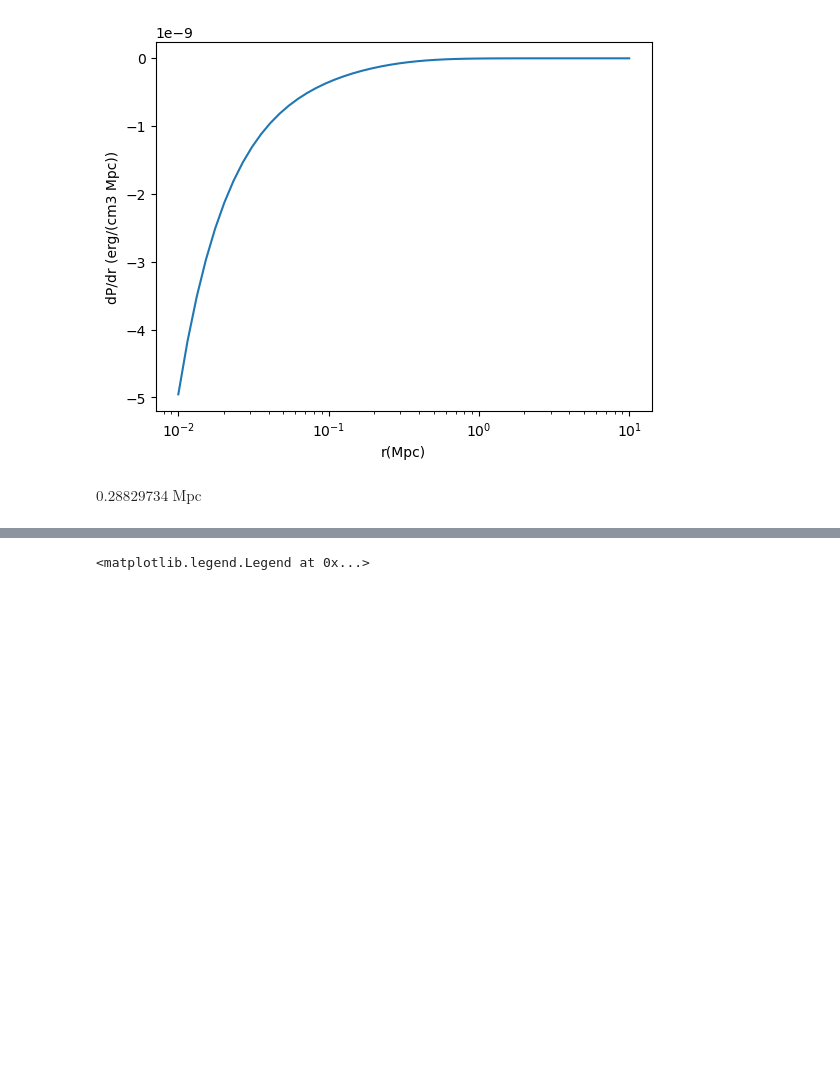
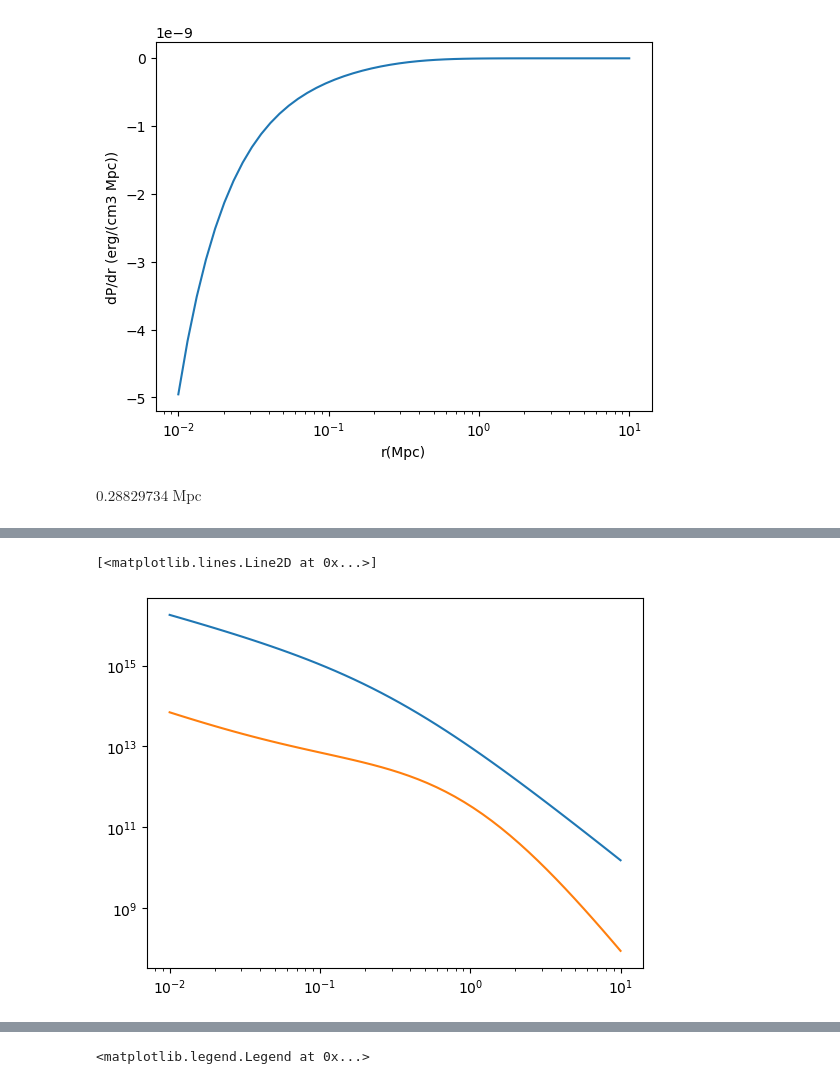
Before and after one commit to eleanorstuart/thermo-idm, a Jupyter notebook: Iqbal_AGN_heating.ipynb, the cells around one changed output, grey strips where cells are left out. Drawn from its saved outputs; the diff is of its cells as text; code cells hidden in the pictures; blank space fills up the shorter version.

```diff
--- a/Iqbal_AGN_heating.ipynb
+++ b/Iqbal_AGN_heating.ipynb
@@ -161,3 +179,9 @@ plt.ylim(1, 15)
+# %%
+plt.loglog(rs, iq.rho_nfw(rs, measurements))
+plt.loglog(rs, iq.rho_g(rs, measurements))
+# %% [output]
+[<matplotlib.lines.Line2D at 0x...>]
+[figure, added]
 # %%
 #n_e = 3*(M500/const.m_p).to(1) /(4*np.pi*R500**3)
 
```
Also changed, not shown: parts of 7 cells of this notebook, 4 other files.
